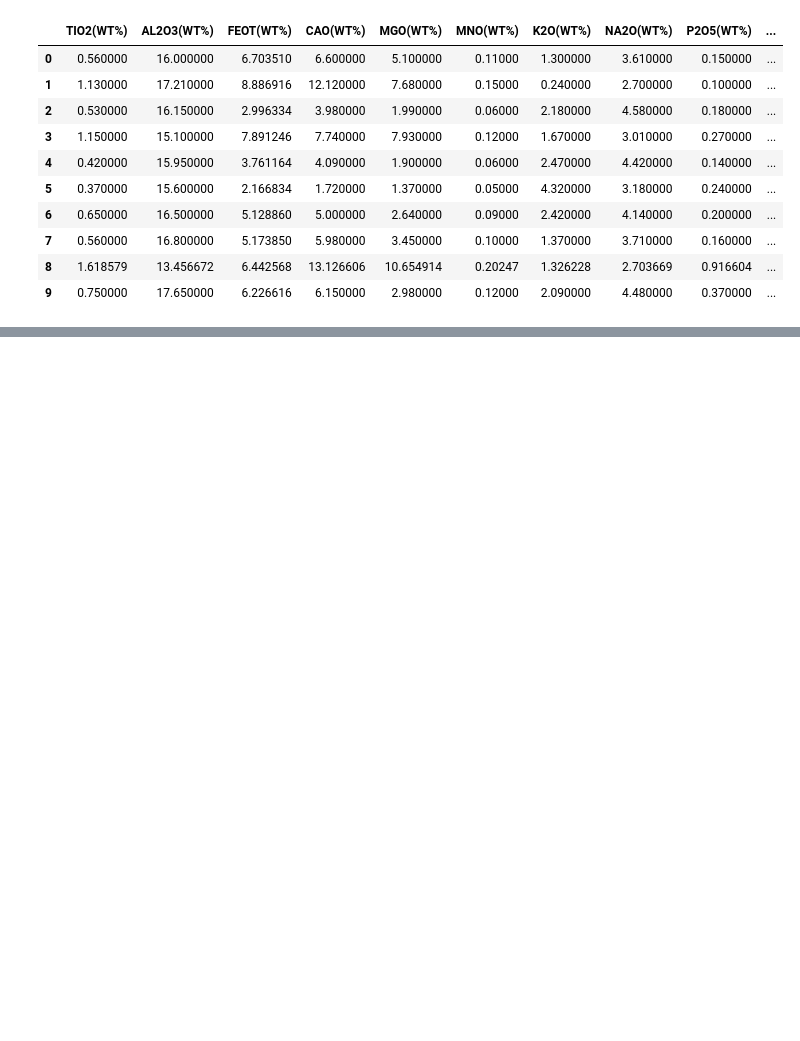
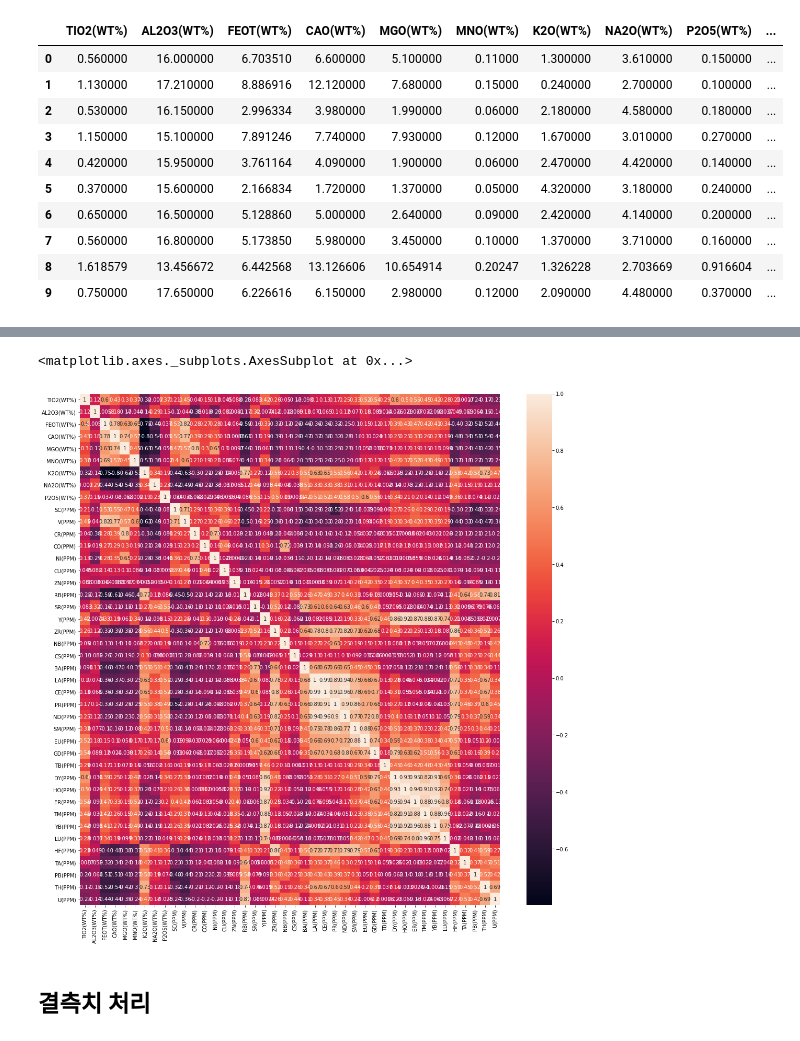
Before and after one commit to minji2744/PlanetA, a Jupyter notebook: task2_classifying_arc_thickness.ipynb, the cells around one changed output, grey strips where cells are left out. Cells and saved outputs as stored; diff of their text form; code cells hidden in the pictures; blank space fills up the shorter version.

```diff
--- a/task2_classifying_arc_thickness.ipynb
+++ b/task2_classifying_arc_thickness.ipynb
@@ -58,2 +125,0 @@ test.head(10)
-# %%
-train = train.interpolate()
@@ -63,14 +125,0 @@ train = train.interpolate()
-# %%
-'''
-import numpy as np
-from sklearn.experimental import enable_iterative_imputer
-from sklearn.impute import IterativeImputer, SimpleImputer
-
-X = np.array(train)
-
-# 결측치 평균값으로 채우기
-imp_mean = SimpleImputer(missing_values=0, strategy='mean')
-# imp_mean = IterativeImputer(missing_values=0)
-
-train = pd.DataFrame(imp_mean.fit_transform(X), columns=train.columns)
-'''
@@ -79,2 +125,0 @@ train = pd.DataFrame(imp_mean.fit_transform(X), columns=train.columns)
-# %%
-train = train.fillna(0)
@@ -83,0 +146,11 @@ for i in train.columns:
+# %%
+import seaborn as sns
+
+corr_df = train.corr(method='pearson')
+plt.figure(figsize=(18,18))
+sns.heatmap(corr_df, annot = True)
+# %% [output]
+<matplotlib.axes._subplots.AxesSubplot at 0x...>
+[figure, added]
+# %% [markdown]
+## 결측치 처리
```
Also changed, not shown: parts of 32 cells of this notebook.
